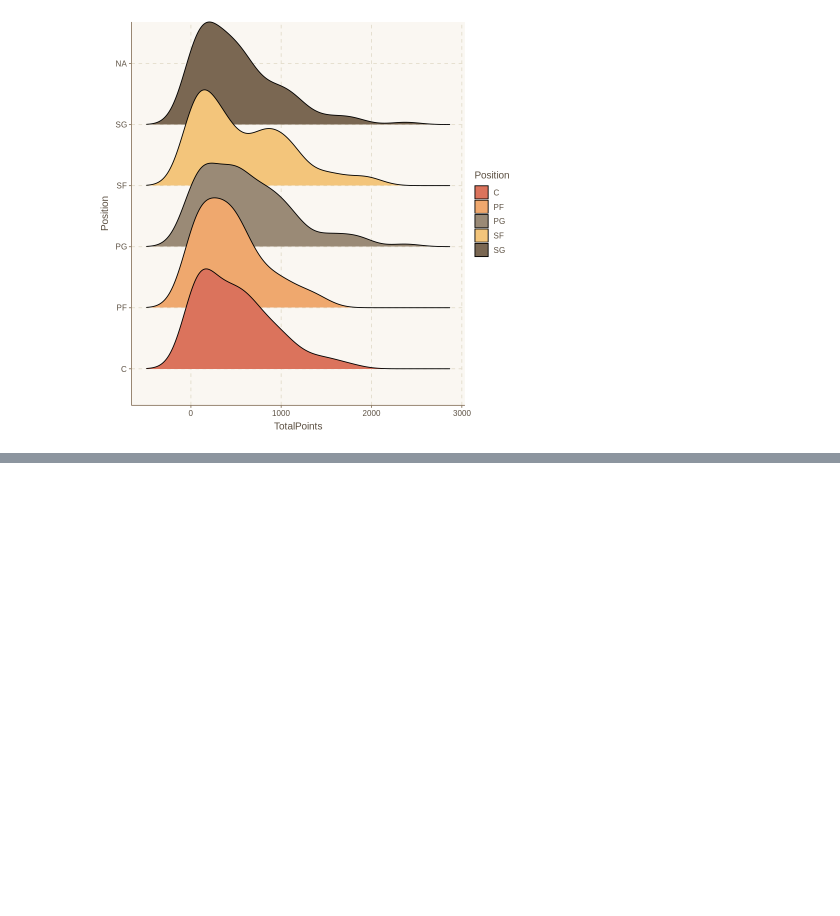
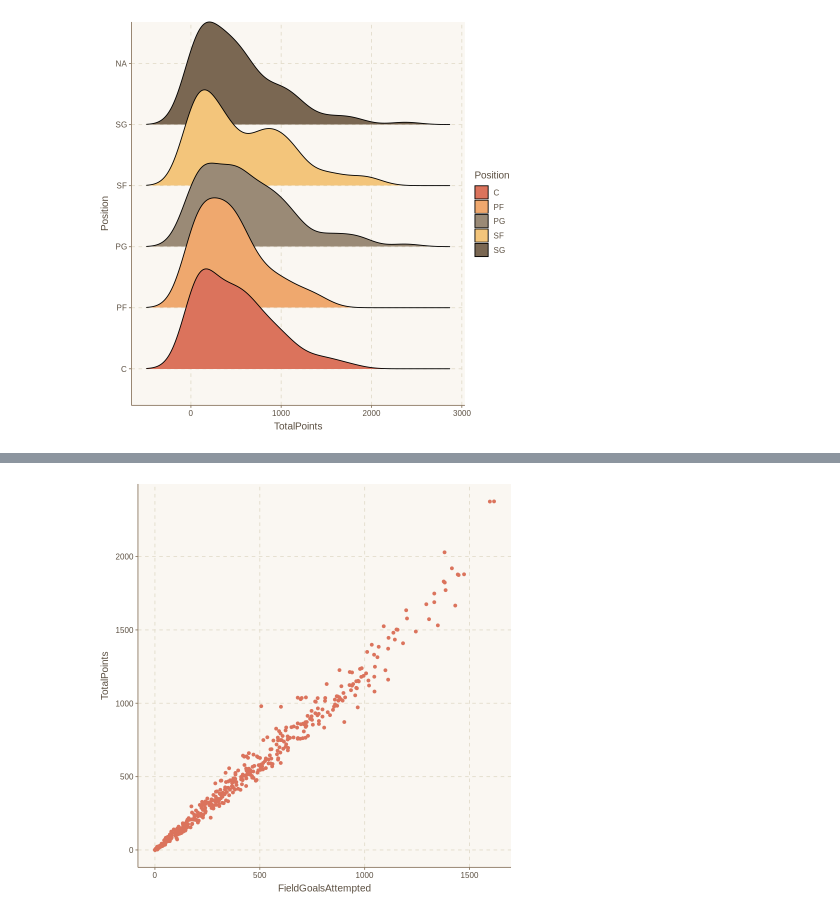
Before and after one commit to ciouu/bigdata, a Jupyter notebook: 0420期中考.ipynb, the cells around one changed output, grey strips where cells are left out. Cells and saved outputs as stored; diff of their text form; code cells hidden in the pictures; blank space fills up the shorter version.

```diff
--- a/0420期中考.ipynb
+++ b/0420期中考.ipynb
@@ -162,0 +170,4 @@ Picking joint bandwidth of 164
+# %%
+qplot(FieldGoalsAttempted,TotalPoints,data = NBA1516)
+# %% [output]
+[figure, added]
```
Also changed, not shown: parts of 1 cell of this notebook.
